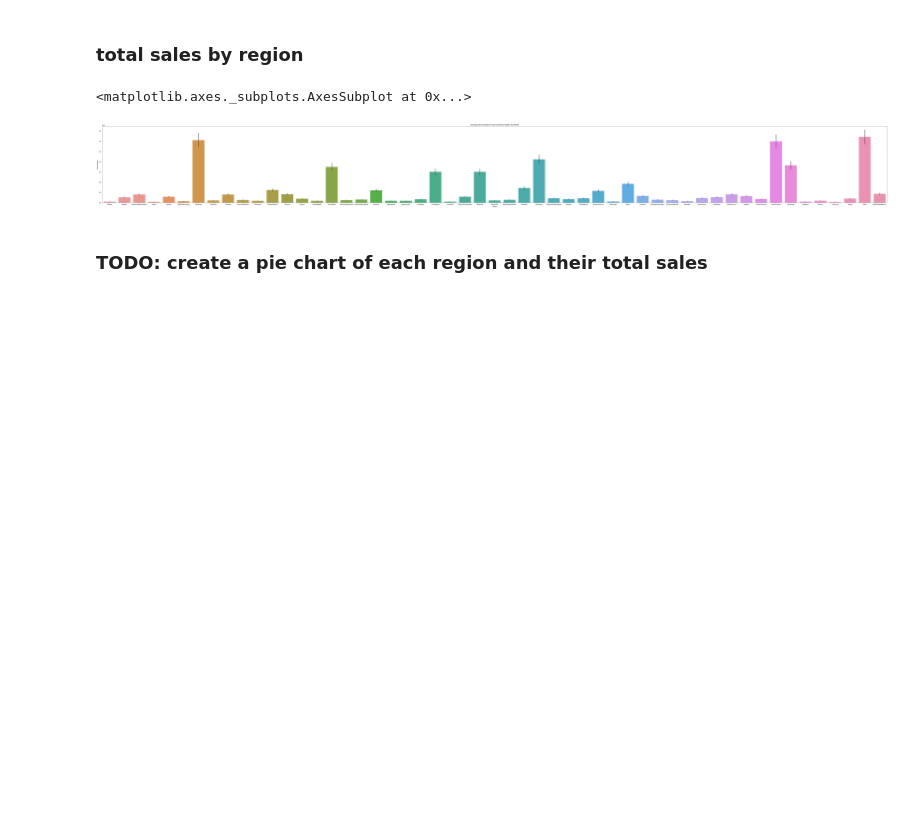
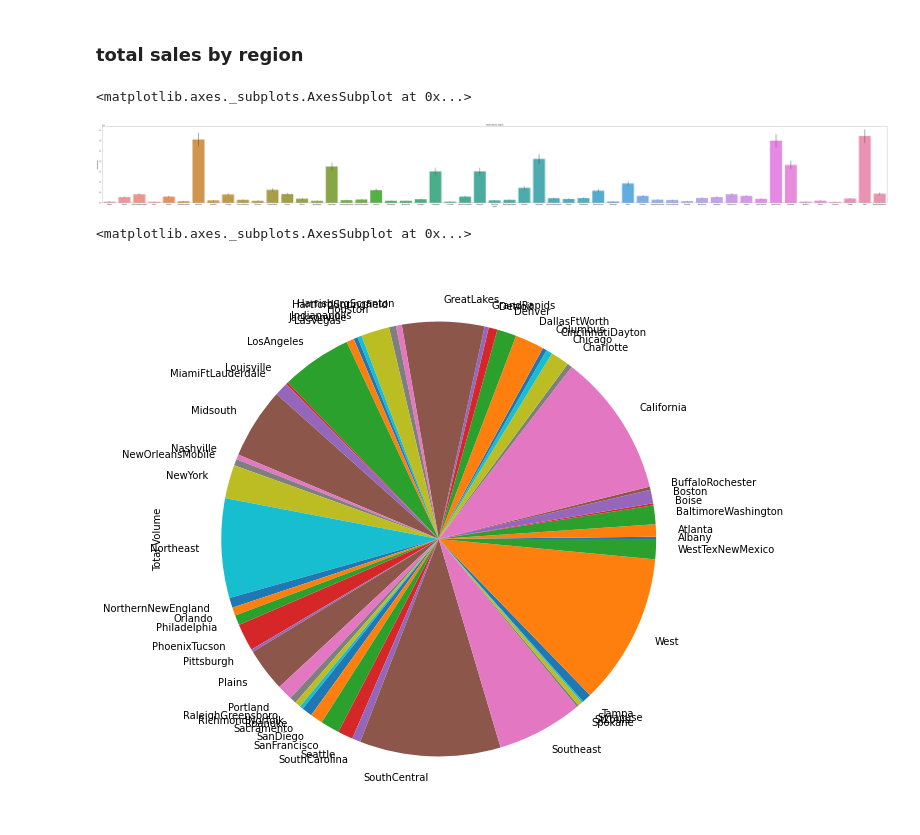
Before and after one commit to ruthrootz/avocado-data-science, a Jupyter notebook: avocado.ipynb, the cells around one changed output. Drawn from its saved outputs; the diff is of its cells as text; code cells hidden in the pictures; blank space fills up the shorter version.

Commit message:
added pie chart

```diff
--- a/avocado.ipynb
+++ b/avocado.ipynb
@@ -74,5 +74,9 @@ sns.barplot(x = filtered_regions.region, y = filtered_regions['Total Volume'])
 # %% [output]
 <matplotlib.axes._subplots.AxesSubplot at 0x...>
 [figure]
-# %% [markdown]
-### TODO: create a pie chart of each region and their total sales
+# %%
+filtered_regions = prices[prices.region != 'TotalUS'].groupby(['region'])['Total Volume'].apply(lambda x : x.astype(int).sum())
+filtered_regions.plot.pie(x = 'region', y = 'Total Volume', figsize = (10, 10))
+# %% [output]
+<matplotlib.axes._subplots.AxesSubplot at 0x...>
+[figure, added]
```
Also changed, not shown: parts of 3 cells of this notebook.
